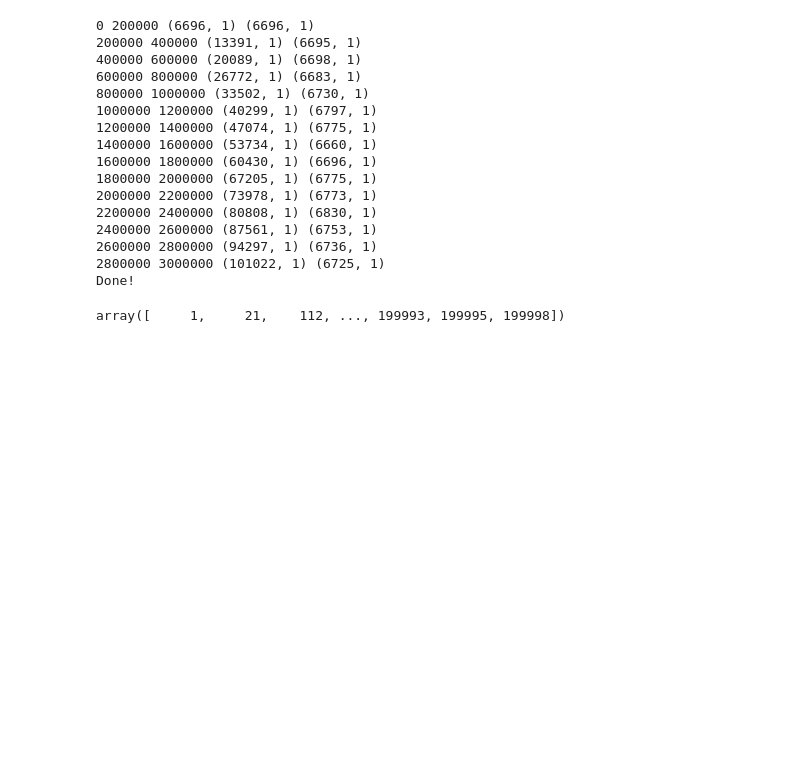
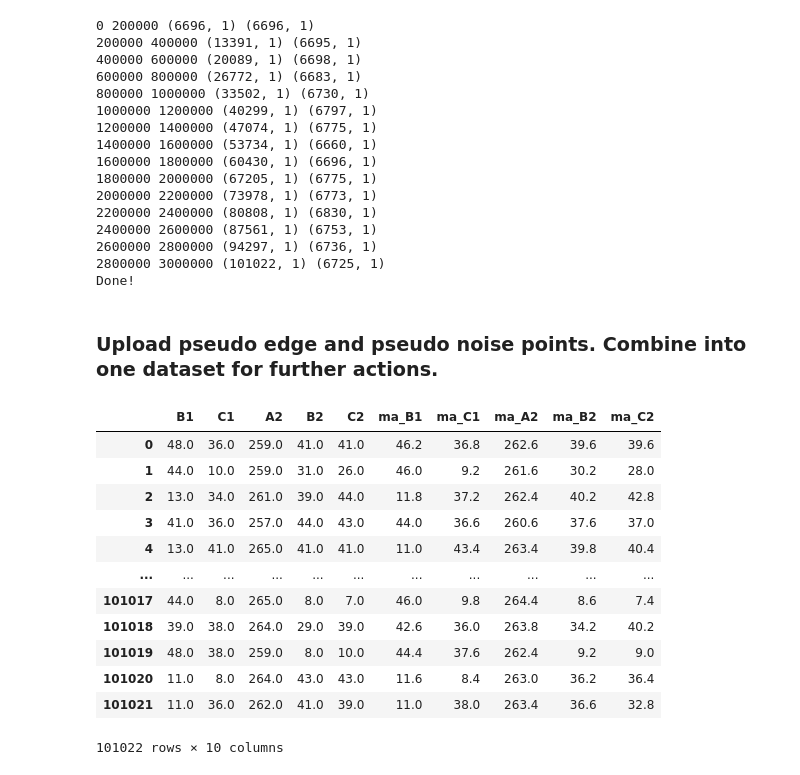
Before and after one commit to GorPiliposyan/HT_on_PCB, a Jupyter notebook: DBSCAN.ipynb, the cells around one changed output. Cells and saved outputs as stored; diff of their text form; code cells hidden in the pictures; blank space fills up the shorter version.

```diff
--- a/DBSCAN.ipynb
+++ b/DBSCAN.ipynb
@@ -130,8 +126,4 @@ print("Done!")
 2600000 2800000 (94297, 1) (6736, 1)
 2800000 3000000 (101022, 1) (6725, 1)
 Done!
-# %%
-all_edges.astype(int).reshape((-1))
-# %% [output]
-array([     1,     21,    112, ..., 199993, 199995, 199998])
 # %%
@@ -143,0 +133,20 @@ np.savetxt('..\\..\\DATA\\newerrrr_DATA\\DELETE_THIS\\all_noises.txt', X[all_noi
+# %% [markdown]
+### Upload pseudo edge and pseudo noise points. Combine into one dataset for further actions.
+# %%
+X_pseudo_edge = pd.read_csv('..\\..\\DATA\\newerrrr_DATA\\DELETE_THIS\\pseudo_edges.txt', header=None, sep=',')
+X_pseudo_edge.columns = ['B1', 'C1', 'A2', 'B2', 'C2', 'ma_B1', 'ma_C1', 'ma_A2', 'ma_B2', 'ma_C2']
+X_pseudo_edge
+# %% [output]
+|  | B1 | C1 | A2 | B2 | C2 | ma_B1 | ma_C1 | ma_A2 | ma_B2 | ma_C2 |
+| 0 | 48.0 | 36.0 | 259.0 | 41.0 | 41.0 | 46.2 | 36.8 | 262.6 | 39.6 | 39.6 |
+| 1 | 44.0 | 10.0 | 259.0 | 31.0 | 26.0 | 46.0 | 9.2 | 261.6 | 30.2 | 28.0 |
+| 2 | 13.0 | 34.0 | 261.0 | 39.0 | 44.0 | 11.8 | 37.2 | 262.4 | 40.2 | 42.8 |
+| 3 | 41.0 | 36.0 | 257.0 | 44.0 | 43.0 | 44.0 | 36.6 | 260.6 | 37.6 | 37.0 |
+| 4 | 13.0 | 41.0 | 265.0 | 41.0 | 41.0 | 11.0 | 43.4 | 263.4 | 39.8 | 40.4 |
+| ... | ... | ... | ... | ... | ... | ... | ... | ... | ... | ... |
+| 101017 | 44.0 | 8.0 | 265.0 | 8.0 | 7.0 | 46.0 | 9.8 | 264.4 | 8.6 | 7.4 |
+| 101018 | 39.0 | 38.0 | 264.0 | 29.0 | 39.0 | 42.6 | 36.0 | 263.8 | 34.2 | 40.2 |
+| 101019 | 48.0 | 38.0 | 259.0 | 8.0 | 10.0 | 44.4 | 37.6 | 262.4 | 9.2 | 9.0 |
+| 101020 | 11.0 | 8.0 | 264.0 | 43.0 | 43.0 | 11.6 | 8.4 | 263.0 | 36.2 | 36.4 |
+| 101021 | 11.0 | 36.0 | 262.0 | 41.0 | 39.0 | 11.0 | 38.0 | 263.4 | 36.6 | 32.8 |
+101022 rows × 10 columns
```
Also changed, not shown: parts of 38 cells of this notebook.
